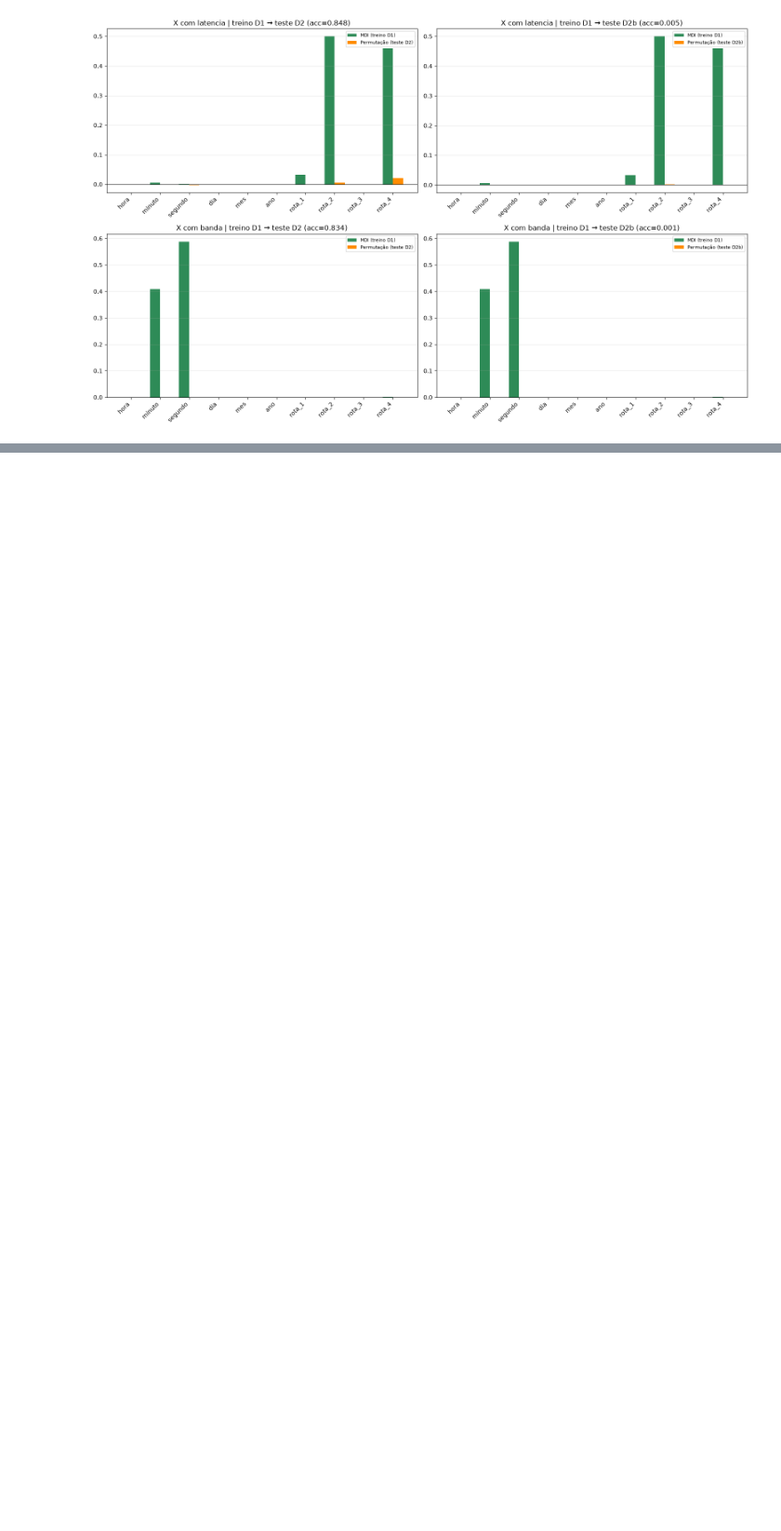
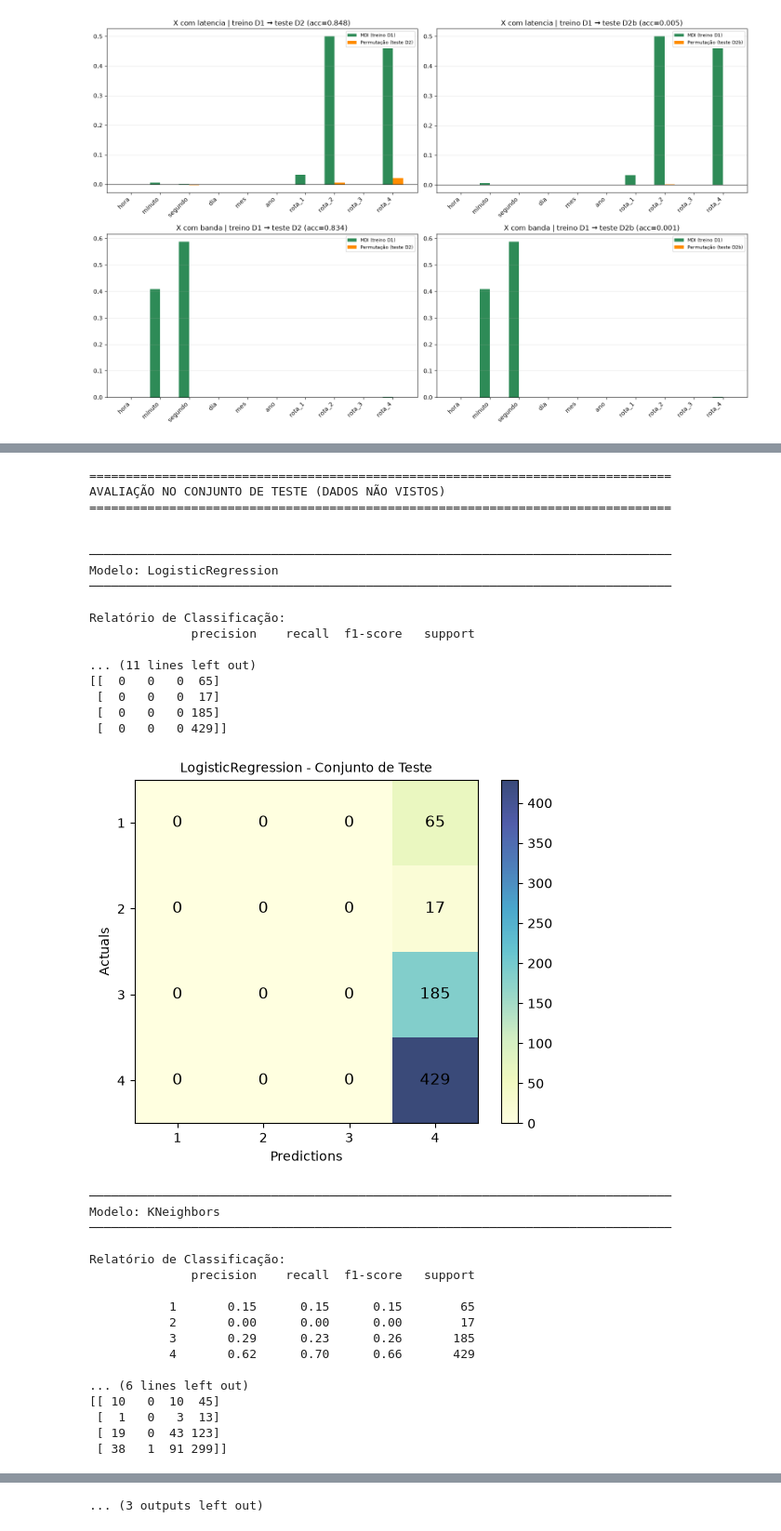
Before and after one commit to auerbeatriz/path-aware-datasets, a Jupyter notebook: Análise_de_modelos_de_ML_para_previsão_de_caminhos.ipynb, the cells around one changed output, grey strips where cells are left out. Shown at 93% size. Drawn from its saved outputs; the diff is of its cells as text; code cells hidden in the pictures; blank space fills up the shorter version.

```diff
--- a/Análise_de_modelos_de_ML_para_previsão_de_caminhos.ipynb
+++ b/Análise_de_modelos_de_ML_para_previsão_de_caminhos.ipynb
@@ -1271,0 +1827,7 @@ plt.show()
+# %%
+caso_pred = resultados_pred[H_PRED]
+
+cv_pred = validacao_cruzada_temporal(
+    caso_pred['X_treino'], caso_pred['y_treino'], pipelines_preditivos()
+)
+cv_pred
@@ -1271,0 +1853,45 @@ plt.show()
+# %%
+test_results_pred = evaluate_on_test(
+    caso_pred['X_teste'],
+    caso_pred['y_teste'],
+    caso_pred['treinados'],
+    caso_pred['classes'],
+    binary_classification=len(caso_pred['classes']) <= 2,
+    result_path=str(pasta_resultados_pred)
+)
+# %% [output]
+================================================================================
+AVALIAÇÃO NO CONJUNTO DE TESTE (DADOS NÃO VISTOS)
+================================================================================
+
+
+────────────────────────────────────────────────────────────────────────────────
+Modelo: LogisticRegression
+────────────────────────────────────────────────────────────────────────────────
+
+Relatório de Classificação:
+              precision    recall  f1-score   support
+
+... (11 lines left out)
+[[  0   0   0  65]
+ [  0   0   0  17]
+ [  0   0   0 185]
+ [  0   0   0 429]]
+[figure, added]
+────────────────────────────────────────────────────────────────────────────────
+Modelo: KNeighbors
+────────────────────────────────────────────────────────────────────────────────
+
+Relatório de Classificação:
+              precision    recall  f1-score   support
+
+           1       0.15      0.15      0.15        65
+           2       0.00      0.00      0.00        17
+           3       0.29      0.23      0.26       185
+           4       0.62      0.70      0.66       429
+
+... (6 lines left out)
+[[ 10   0  10  45]
+ [  1   0   3  13]
+ [ 19   0  43 123]
+ [ 38   1  91 299]]
@@ -1271,0 +1971 @@ plt.show()
+... (3 outputs left out)
```
Also changed, not shown: parts of 22 cells of this notebook, 41 other files.
